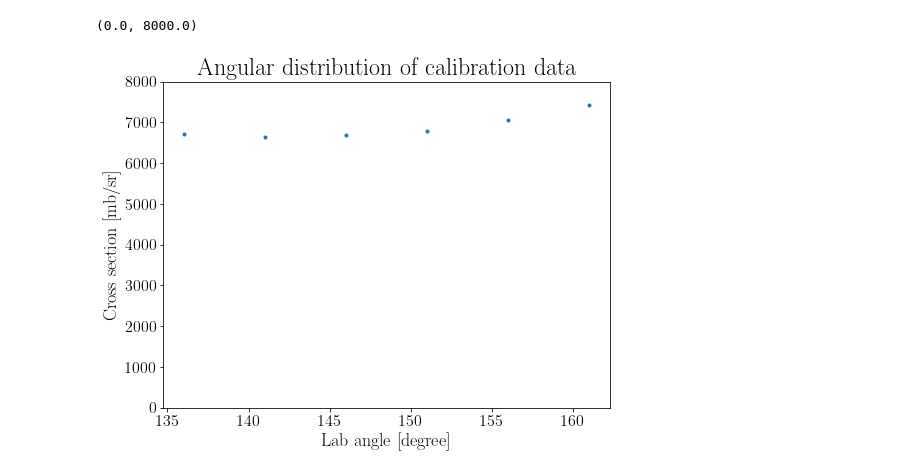
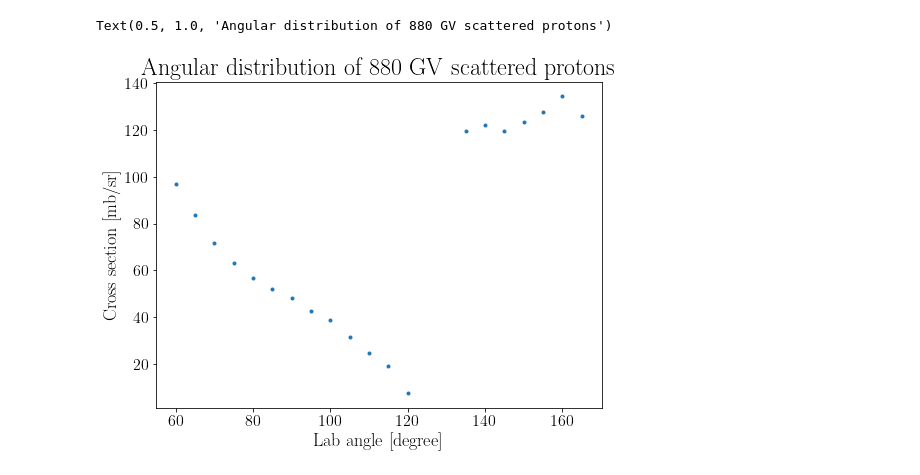
Before and after one commit to JeppeSchultzNielsen/N15-analyse, a Jupyter notebook: Alpha0CrossFitter.ipynb, the cells around one changed output. Cells and saved outputs as stored; diff of their text form; code cells hidden in the pictures.

```diff
--- a/Alpha0CrossFitter.ipynb
+++ b/Alpha0CrossFitter.ipynb
@@ -252,26 +179,25 @@ ax.set_ylim(0,8000)
-# %%
-data = np.transpose(np.loadtxt('angCross2.txt', skiprows=1))
-angles = data[0]
-counts = data[1]
-countsErr = data[2]
-directCounts = data[3]
-solid = data[4]
-VCharge = data[5]
-#FI = data[7]
-#BI = data[8]
-#ID = data[9]
-
-#med 1.57c i NPP
-#N_reactions = N_shot * (rho*thickness) * avogrados tal / atomic mass * cross * %rumvinkel
-N_shot = VCharge*5.85e7 * 1/0.95 #0.95 fra kalibrering
-rt = 5/13 * 2.26e6 * 40e-9 * 6.022*10e23 / 15
-directCross = directCounts / (N_shot * rt * solid) * 1e31
-fig, ax = plt.subplots(figsize = [8,6])
-ax.set_xlabel('Lab angle [degree]')
-ax.plot(angles,directCross,'.')
-ax.set_ylabel('Cross section [mb/sr]')
-ax.set_title(r'Angular distribution of calibration data')
-ax.set_ylim(0,8000)
-# %% [output]
-(0.0, 8000.0)
-[figure, removed]
+# %%
+data = np.transpose(np.loadtxt('angScatterCross1026.txt', skiprows=1))
+angles = data[0]
+counts = data[1]
+countsErr = data[2]
+directCounts = data[3]
+solid = data[4]
+VCharge = data[5]
+#FI = data[7]
+#BI = data[8]
+#ID = data[9]
+
+#med 1.57c i NPP
+#N_reactions = N_shot * (rho*thickness) * avogrados tal / atomic mass * cross * %rumvinkel
+N_shot = VCharge*5.85e7 * 1/0.95 #0.95 fra kalibrering
+rt = 5/13 * 2.26e6 * 40e-9 * 6.022*10e23 / 15
+directCross = directCounts / (N_shot * rt * solid) * 1e31
+fig, ax = plt.subplots(figsize = [8,6])
+ax.set_xlabel('Lab angle [degree]')
+ax.plot(angles,directCross,'.')
+ax.set_ylabel('Cross section [mb/sr]')
+ax.set_title(r'Angular distribution of 880 GV scattered protons')
+# %% [output]
+Text(0.5, 1.0, 'Angular distribution of 880 GV scattered protons')
+[figure, added]
```
Also changed, not shown: parts of 12 cells of this notebook, 32 other files.
